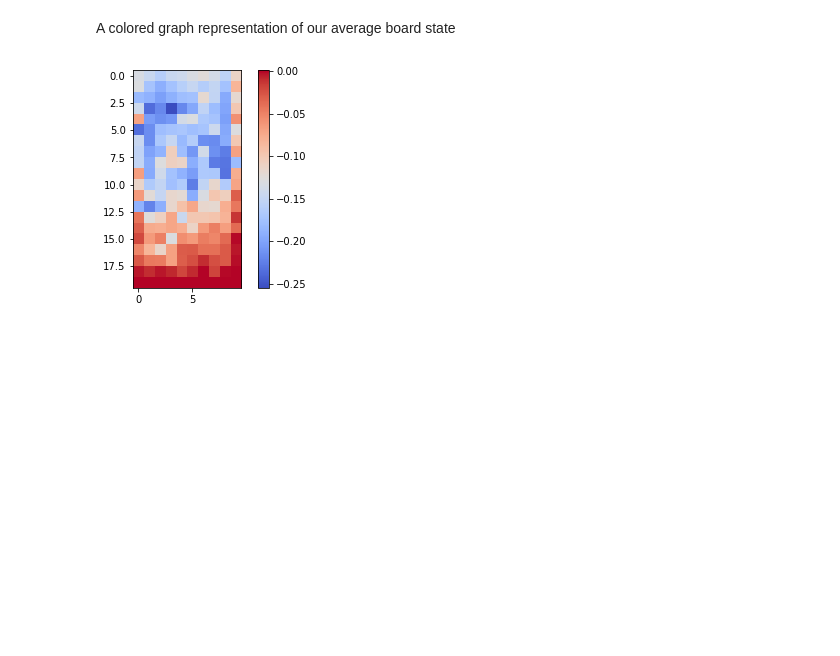
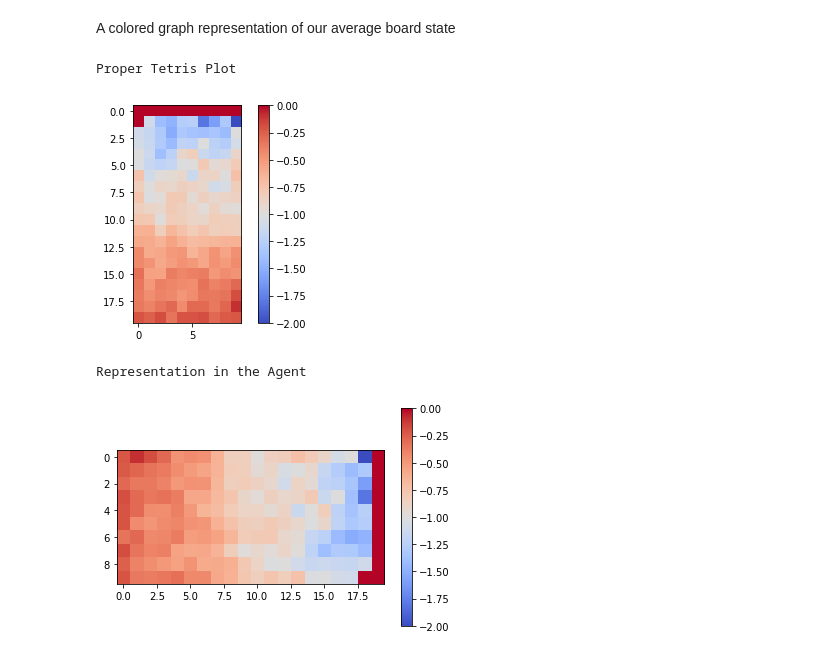
Before and after one commit to Edward-FitzSimons/TetrisAgent_ML, a Jupyter notebook: data_view.ipynb, the cells around one changed output. Drawn from its saved outputs; the diff is of its cells as text; code cells hidden in the pictures; blank space fills up the shorter version.

```diff
--- a/data_view.ipynb
+++ b/data_view.ipynb
@@ -47,15 +35,31 @@ data
 # %% [markdown]
 A colored graph representation of our average board state
 # %%
-brd = data['Board'][1]
+brd = data['Board']
 grid = np.zeros((20,10))
 
 for i in range(len(brd)):
     for j in range(len(brd[i])):
-        grid[19 - j][9 - i] = brd[i][j]
+        grid[j][i] = brd[i,j,1]
 
 plt.imshow(grid, cmap = cm.coolwarm)
 plt.colorbar()
+
+print("Proper Tetris Plot")
 plt.show()
+
+grid = np.zeros((10,20))
+
+for i in range(len(brd)):
+    for j in range(len(brd[i])):
+        grid[9 - i][19 - j] = brd[i][j][1]
+
+print("Representation in the Agent")
+plt.imshow(grid, cmap = cm.coolwarm)
+plt.colorbar()
+plt.show()
 # %% [output]
+Proper Tetris Plot
-[figure, old version]
+[figure, new version]
+Representation in the Agent
+[figure, added]
```
Also changed, not shown: parts of 3 cells of this notebook, 3 other files.
